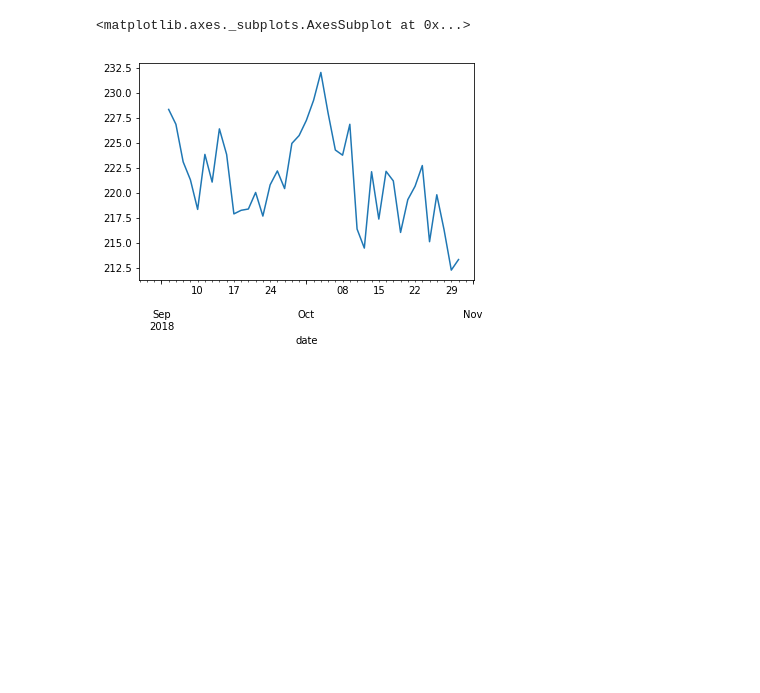
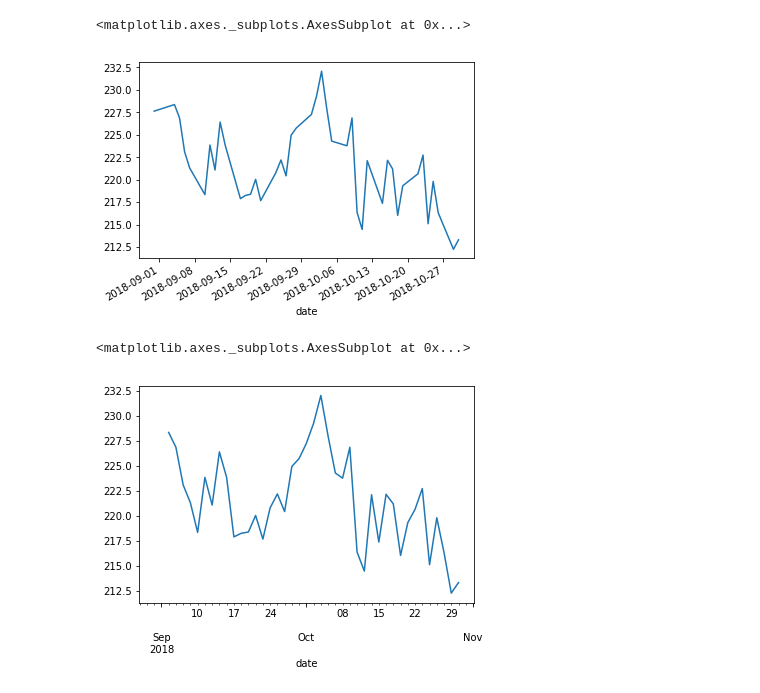
Before and after one commit to malhotravasu/algoT, a Jupyter notebook: experimental/check corr.ipynb, the cells around one changed output. Cells and saved outputs as stored; diff of their text form; code cells hidden in the pictures; blank space fills up the shorter version.

```diff
--- a/experimental/check corr.ipynb
+++ b/experimental/check corr.ipynb
@@ -8,5 +7,10 @@ sents=pd.read_csv('sentiment_score_new.csv',parse_dates=['date'],index_col='date
 # %%
 aapl_stock=pd.read_csv('stocks.csv',parse_dates=['date'],index_col='date')
+# %%
+aapl_stock.Close.plot()
+# %% [output]
+<matplotlib.axes._subplots.AxesSubplot at 0x...>
+[figure, added]
 # %%
 aapl_stock.Close.resample('B').mean().plot()
 # %% [output]
```
Also changed, not shown: parts of 3 cells of this notebook, 21 other files.
